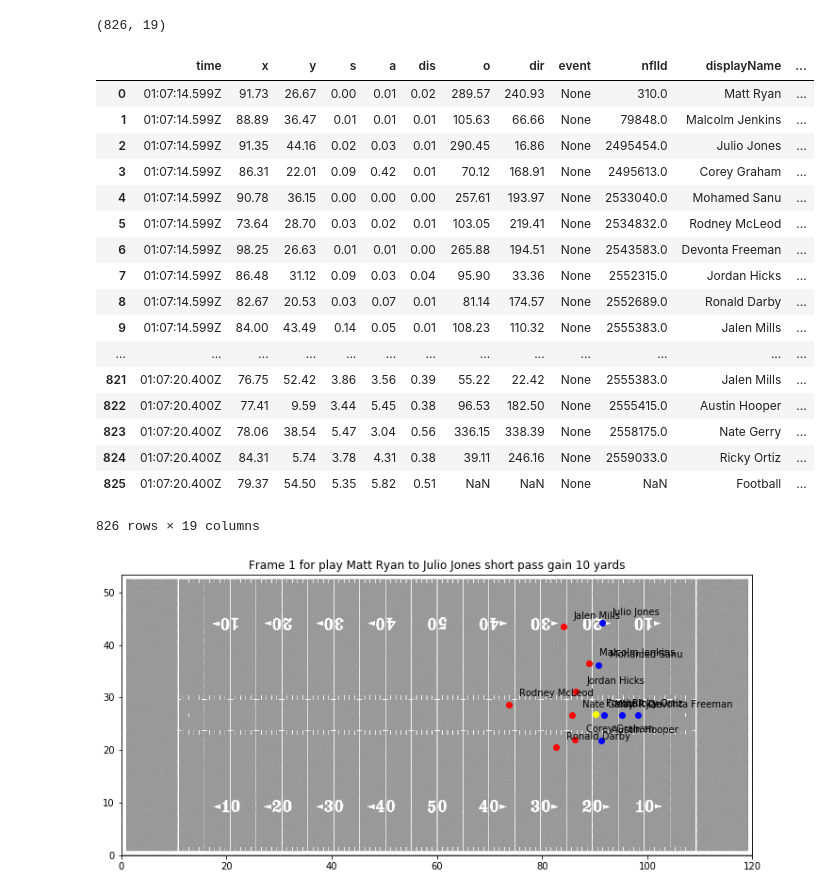
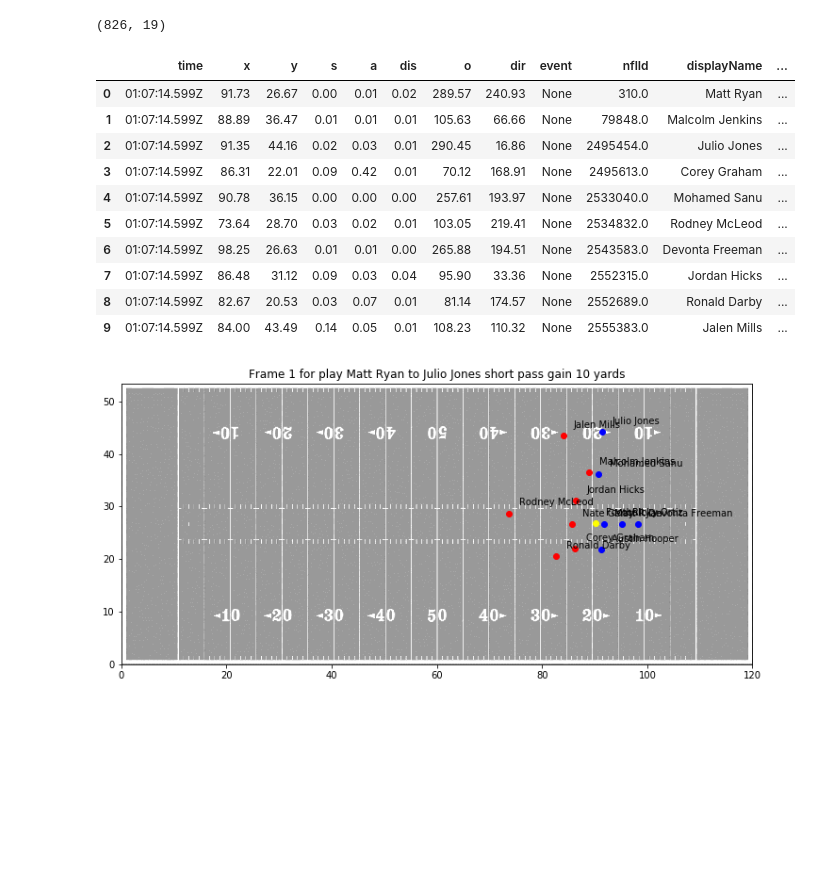
Before and after one commit to sidthakur08/nfl-big-data-bowl-2021, a Jupyter notebook: explore.ipynb, the cells around one changed output. Saved outputs shown, nothing was run; the diff lists cells and outputs as text; code cells hidden in the pictures; blank space fills up the shorter version.

```diff
--- a/explore.ipynb
+++ b/explore.ipynb
@@ -167,26 +150,19 @@ track_play1.shape
 # %% [output]
 (826, 19)
 # %%
-track_play1
+track_play1.head(10)
 # %% [output]
 |  | time | x | y | s | a | dis | o | dir | event | nflId | displayName | ... |
 | 0 | 01:07:14.599Z | 91.73 | 26.67 | 0.00 | 0.01 | 0.02 | 289.57 | 240.93 | None | 310.0 | Matt Ryan | ... |
 | 1 | 01:07:14.599Z | 88.89 | 36.47 | 0.01 | 0.01 | 0.01 | 105.63 | 66.66 | None | 79848.0 | Malcolm Jenkins | ... |
 | 2 | 01:07:14.599Z | 91.35 | 44.16 | 0.02 | 0.03 | 0.01 | 290.45 | 16.86 | None | 2495454.0 | Julio Jones | ... |
 | 3 | 01:07:14.599Z | 86.31 | 22.01 | 0.09 | 0.42 | 0.01 | 70.12 | 168.91 | None | 2495613.0 | Corey Graham | ... |
 | 4 | 01:07:14.599Z | 90.78 | 36.15 | 0.00 | 0.00 | 0.00 | 257.61 | 193.97 | None | 2533040.0 | Mohamed Sanu | ... |
 | 5 | 01:07:14.599Z | 73.64 | 28.70 | 0.03 | 0.02 | 0.01 | 103.05 | 219.41 | None | 2534832.0 | Rodney McLeod | ... |
 | 6 | 01:07:14.599Z | 98.25 | 26.63 | 0.01 | 0.01 | 0.00 | 265.88 | 194.51 | None | 2543583.0 | Devonta Freeman | ... |
 | 7 | 01:07:14.599Z | 86.48 | 31.12 | 0.09 | 0.03 | 0.04 | 95.90 | 33.36 | None | 2552315.0 | Jordan Hicks | ... |
 | 8 | 01:07:14.599Z | 82.67 | 20.53 | 0.03 | 0.07 | 0.01 | 81.14 | 174.57 | None | 2552689.0 | Ronald Darby | ... |
 | 9 | 01:07:14.599Z | 84.00 | 43.49 | 0.14 | 0.05 | 0.01 | 108.23 | 110.32 | None | 2555383.0 | Jalen Mills | ... |
-| ... | ... | ... | ... | ... | ... | ... | ... | ... | ... | ... | ... | ... |
-| 821 | 01:07:20.400Z | 76.75 | 52.42 | 3.86 | 3.56 | 0.39 | 55.22 | 22.42 | None | 2555383.0 | Jalen Mills | ... |
-| 822 | 01:07:20.400Z | 77.41 | 9.59 | 3.44 | 5.45 | 0.38 | 96.53 | 182.50 | None | 2555415.0 | Austin Hooper | ... |
-| 823 | 01:07:20.400Z | 78.06 | 38.54 | 5.47 | 3.04 | 0.56 | 336.15 | 338.39 | None | 2558175.0 | Nate Gerry | ... |
-| 824 | 01:07:20.400Z | 84.31 | 5.74 | 3.78 | 4.31 | 0.38 | 39.11 | 246.16 | None | 2559033.0 | Ricky Ortiz | ... |
-| 825 | 01:07:20.400Z | 79.37 | 54.50 | 5.35 | 5.82 | 0.51 | NaN | NaN | None | NaN | Football | ... |
-826 rows × 19 columns
 # %%
 frame1 = track_play1[track_play1['frameId']==1]
 fig,ax = plt.subplots(figsize=(12,10))
```
Also changed, not shown: parts of 18 cells of this notebook.
